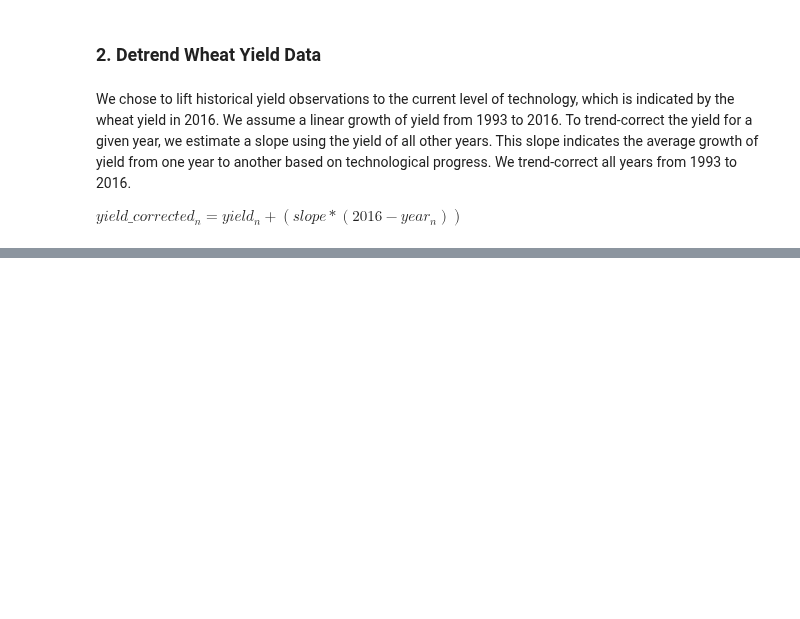
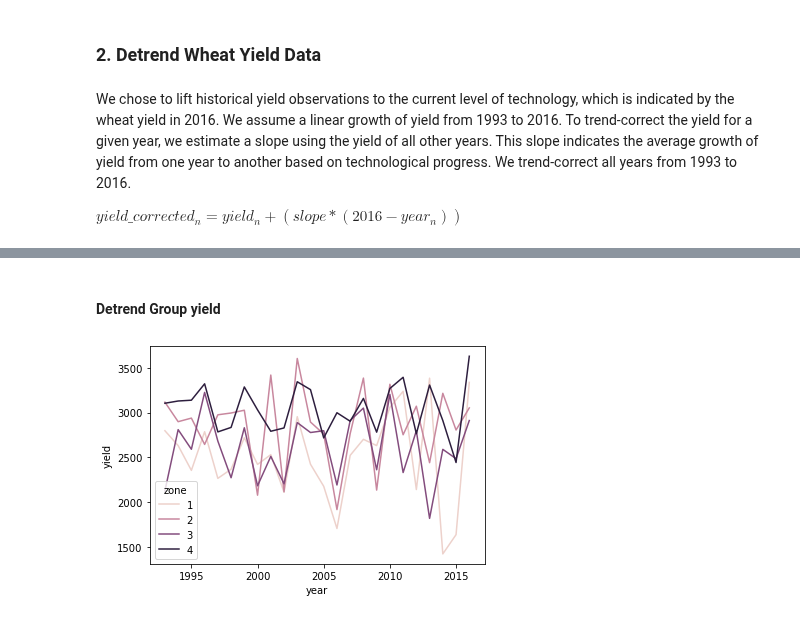
Before and after one commit to mzachow/wheat-yield-forecast-brazil, a Jupyter notebook: prepare_wheat_data.ipynb, the cells around one changed output, grey strips where cells are left out. Saved outputs shown, nothing was run; the diff lists cells and outputs as text; code cells hidden in the pictures; blank space fills up the shorter version.

```diff
--- a/prepare_wheat_data.ipynb
+++ b/prepare_wheat_data.ipynb
@@ -88,0 +100,30 @@ national_yield_detrended.to_csv("Data/Wheat/ibge_national_yield_detrended.csv",
+# %% [markdown]
+#### Detrend Group yield
+# %%
+def detrend_yield_by_group(df):
+    df = df.copy()
+    li = []
+    for group in [1, 2, 3, 4]:
+        for year in list(range(1993,2017)):
+            group_yield = df.loc[(df["zone"] == group)].copy().reset_index(drop=True)
+            yields_to_calculate_trend = group_yield.loc[group_yield["year"].astype(int) != year].copy().reset_index(drop=True)
+            yield_to_be_adjusted = group_yield.loc[group_yield["year"].astype(int) == year].copy().reset_index(drop=True)
+            reg = LinearRegression()
+            slope_cv = reg.fit(yields_to_calculate_trend["year"].values.reshape(-1,1), yields_to_calculate_trend["yield"]).coef_[0]
+            yield_to_be_adjusted["yield_detrended"] = yield_to_be_adjusted["yield"] + (slope_cv * (2017 - yield_to_be_adjusted["year"].astype(int)))
+            li.append(yield_to_be_adjusted)
+
+    df_cv = (pd
+             .concat(li, axis=0, ignore_index=False)
+             .sort_values(by=["zone", "year"])
+             .reset_index(drop=True)
+             .drop(["yield"], axis=1)
+             .rename(columns={"yield_detrended":"yield"}))
+
+    return df_cv
+
+yield_by_group_detrended = detrend_yield_by_group(yield_by_group)
+sns.lineplot(data=yield_by_group_detrended.loc[yield_by_group_detrended["year"].astype(int) > 1992].astype(int), x="year", y="yield", hue="zone");
+#plt.savefig("detrended_yield_by_group.svg")
+# %% [output]
+[figure, added]
```
Also changed, not shown: parts of 9 cells of this notebook, 3 other files.
